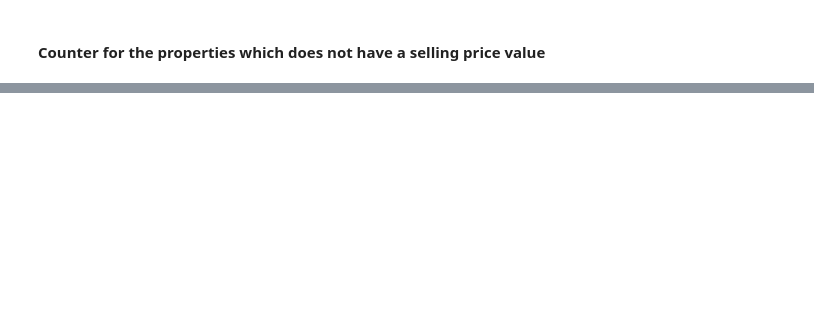
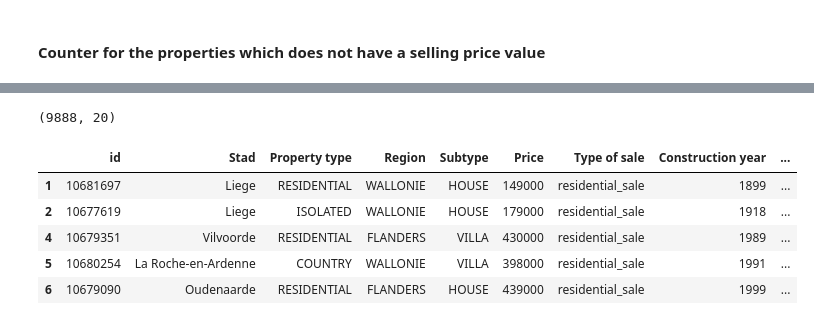
Before and after one commit to moni2code/Data-visualization-ImmoEliza, a Jupyter notebook: test_notebook.ipynb, the cells around one changed output, grey strips where cells are left out. Cells and saved outputs as stored; diff of their text form; code cells hidden in the pictures; blank space fills up the shorter version.

```diff
--- a/test_notebook.ipynb
+++ b/test_notebook.ipynb
@@ -73,0 +185,13 @@ print(count)
+# %%
+df.shape
+# %% [output]
+(9888, 20)
+# %%
+df.head()
+# %% [output]
+|  | id | Stad | Property type | Region | Subtype | Price | Type of sale | Construction year | ... |
+| 1 | 10681697 | Liege | RESIDENTIAL | WALLONIE | HOUSE | 149000 | residential_sale | 1899 | ... |
+| 2 | 10677619 | Liege | ISOLATED | WALLONIE | HOUSE | 179000 | residential_sale | 1918 | ... |
+| 4 | 10679351 | Vilvoorde | RESIDENTIAL | FLANDERS | VILLA | 430000 | residential_sale | 1989 | ... |
+| 5 | 10680254 | La Roche-en-Ardenne | COUNTRY | WALLONIE | VILLA | 398000 | residential_sale | 1991 | ... |
+| 6 | 10679090 | Oudenaarde | RESIDENTIAL | FLANDERS | HOUSE | 439000 | residential_sale | 1999 | ... |
```
Also changed, not shown: parts of 14 cells of this notebook.
